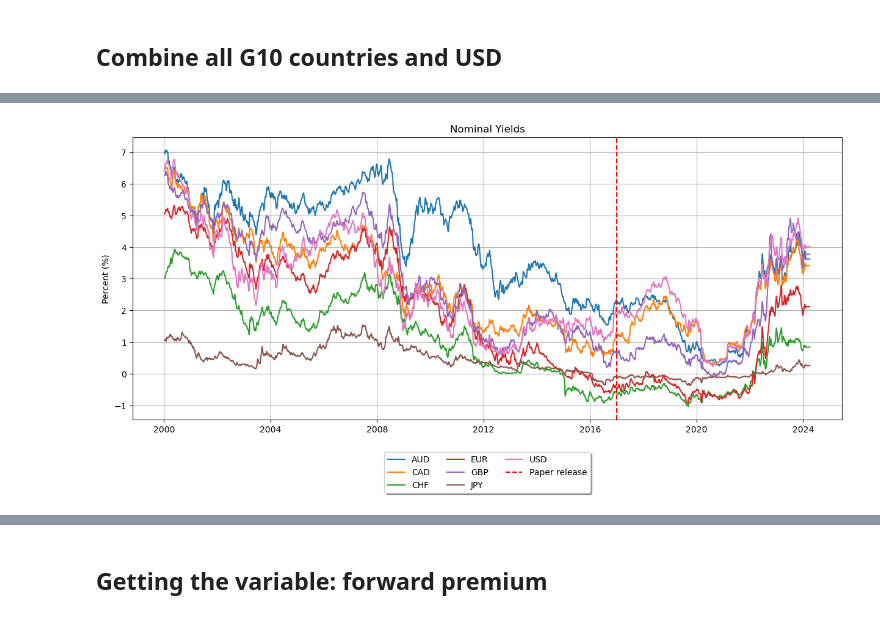
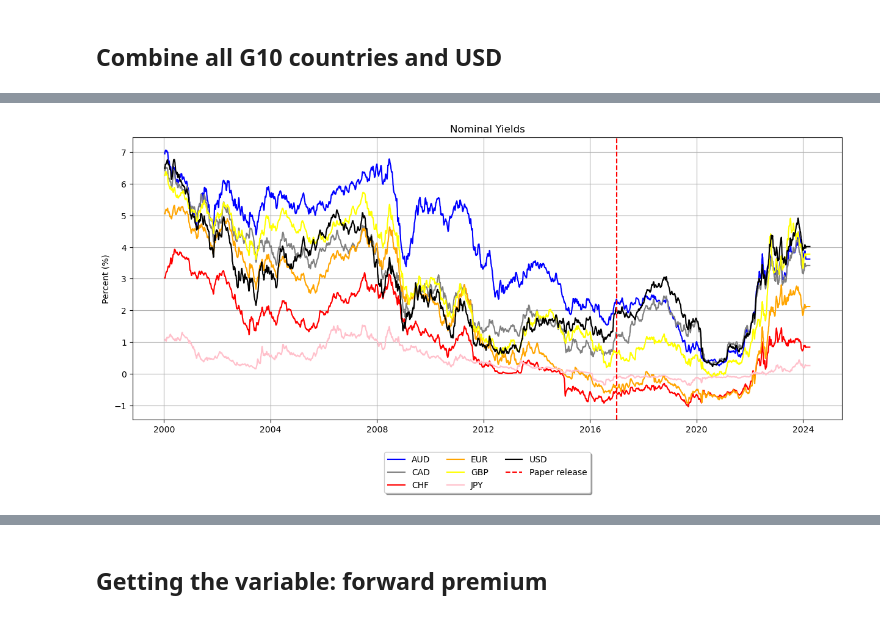
Before and after one commit to NicholasWatney/MGT6769-The-U.S.-Treasury-Premium, a Jupyter notebook: felix_nb2.ipynb, the cells around one changed output, grey strips where cells are left out. Drawn from its saved outputs; the diff is of its cells as text; code cells hidden in the pictures.

```diff
--- a/felix_nb2.ipynb
+++ b/felix_nb2.ipynb
@@ -153,27 +78,15 @@ df_cad
 # %%
-df_chf.columns = df_chf.iloc[2]
-df_chf = df_chf.drop(df_chf.index[:3])
-df_chf = df_chf.drop(df_chf.index[:2])
-df_chf = df_chf.rename(columns={df_chf.columns[0]: 'Timestamp'})
-chf = df_chf[['Timestamp', 'C2565Y Index']]
+
+chf = df_chf[['Timestamp', 'C2565Y Index','CHF Curncy']]
 # %%
-df_jpy.columns = df_jpy.iloc[2]
-df_jpy = df_jpy.drop(df_jpy.index[:3])
-df_jpy = df_jpy.drop(df_jpy.index[:2])
-df_jpy = df_jpy.rename(columns={df_jpy.columns[0]: 'Timestamp'})
-jpy = df_jpy[['Timestamp', 'C1055Y Index']]
+
+jpy = df_jpy[['Timestamp', 'C1055Y Index','JPY Curncy']]
 # %%
-df_eur.columns = df_eur.iloc[2]
-df_eur = df_eur.drop(df_eur.index[:3])
-df_eur = df_eur.drop(df_eur.index[:2])
-df_eur = df_eur.rename(columns={df_eur.columns[0]: 'Timestamp'})
-eur = df_eur[['Timestamp', 'C9105Y Index']]
+
+eur = df_eur[['Timestamp', 'C9105Y Index','EUR Curncy']]
 # %%
-df_gbp.columns = df_gbp.iloc[2]
-df_gbp = df_gbp.drop(df_gbp.index[:3])
-df_gbp = df_gbp.drop(df_gbp.index[:2])
-df_gbp = df_gbp.rename(columns={df_gbp.columns[0]: 'Timestamp'})
-gbp = df_gbp[['Timestamp', 'C1105Y Index']]
+
+gbp = df_gbp[['Timestamp', 'C1105Y Index','GBP Curncy']]
 # %%
 # Access each DataFrame using the sheet name as key
 df_usd = sheets_dict['USD']
@@ -187,18 +100,18 @@ usd = df_usd[['Timestamp', 'C0825Y Index']]  # Replace 'CXXXXY Index' with actua
 # %%
 # Plotting
 plt.figure(figsize=(15, 6))
-plt.plot(au['Timestamp'][7:], pd.Series(au['C1275Y Index']).rolling(window=7).mean().dropna(), label='AUD')
-plt.plot(cad['Timestamp'][7:], pd.Series(cad['C1015Y Index']).rolling(window=7).mean().dropna(), label='CAD')
-plt.plot(chf['Timestamp'][7:], pd.Series(chf['C2565Y Index']).rolling(window=7).mean().dropna(), label='CHF')
-plt.plot(eur['Timestamp'][7:], pd.Series(eur['C9105Y Index']).rolling(window=7).mean().dropna(), label='EUR')
-plt.plot(gbp['Timestamp'][7:], pd.Series(gbp['C1105Y Index']).rolling(window=7).mean().dropna(), label='GBP')
-plt.plot(jpy['Timestamp'][7:], pd.Series(jpy['C1055Y Index']).rolling(window=7).mean().dropna(), label='JPY')
-plt.plot(usd['Timestamp'][7:], pd.Series(usd['C0825Y Index']).rolling(window=7).mean().dropna(), label='USD')
+plt.plot(au['Timestamp'][7:], pd.Series(au['C1275Y Index']).rolling(window=7).mean().dropna(), label='AUD',color = 'blue')
+plt.plot(cad['Timestamp'][7:], pd.Series(cad['C1015Y Index']).rolling(window=7).mean().dropna(), label='CAD',color = 'grey')
+plt.plot(chf['Timestamp'][7:], pd.Series(chf['C2565Y Index']).rolling(window=7).mean().dropna(), label='CHF',color = 'red')
+plt.plot(eur['Timestamp'][7:], pd.Series(eur['C9105Y Index']).rolling(window=7).mean().dropna(), label='EUR',color = 'orange')
+plt.plot(gbp['Timestamp'][7:], pd.Series(gbp['C1105Y Index']).rolling(window=7).mean().dropna(), label='GBP',color = 'yellow')
+plt.plot(jpy['Timestamp'][7:], pd.Series(jpy['C1055Y Index']).rolling(window=7).mean().dropna(), label='JPY',color = 'pink')
+plt.plot(usd['Timestamp'][7:], pd.Series(usd['C0825Y Index']).rolling(window=7).mean().dropna(), label='USD',color = 'black')
 plt.axvline(x=pd.Timestamp('2017-01-01'), color='r', linestyle='--', label='Paper release')
 plt.ylabel('Percent (%)')
 plt.legend(loc='upper center', bbox_to_anchor=(0.5, -0.1), fancybox=True, shadow=True, ncol=3)
 plt.title('Nominal Yields')
 plt.grid(True)
 plt.show()
 # %% [output]
-[figure, old version]
+[figure, new version]
```
Also changed, not shown: parts of 24 cells of this notebook.
